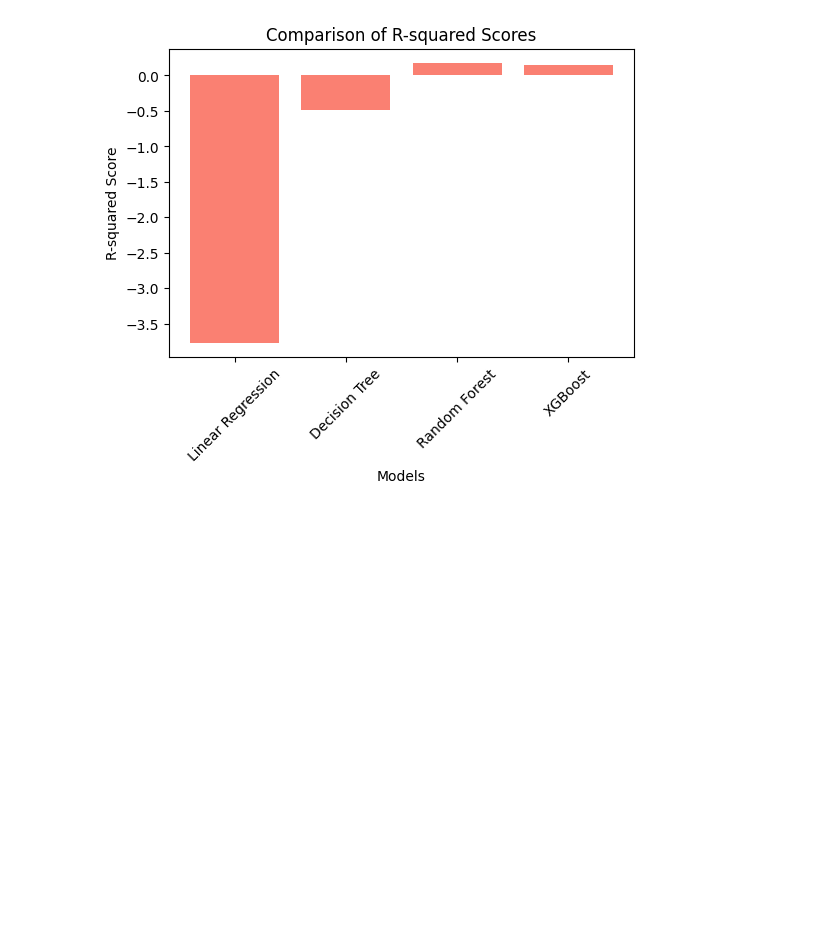
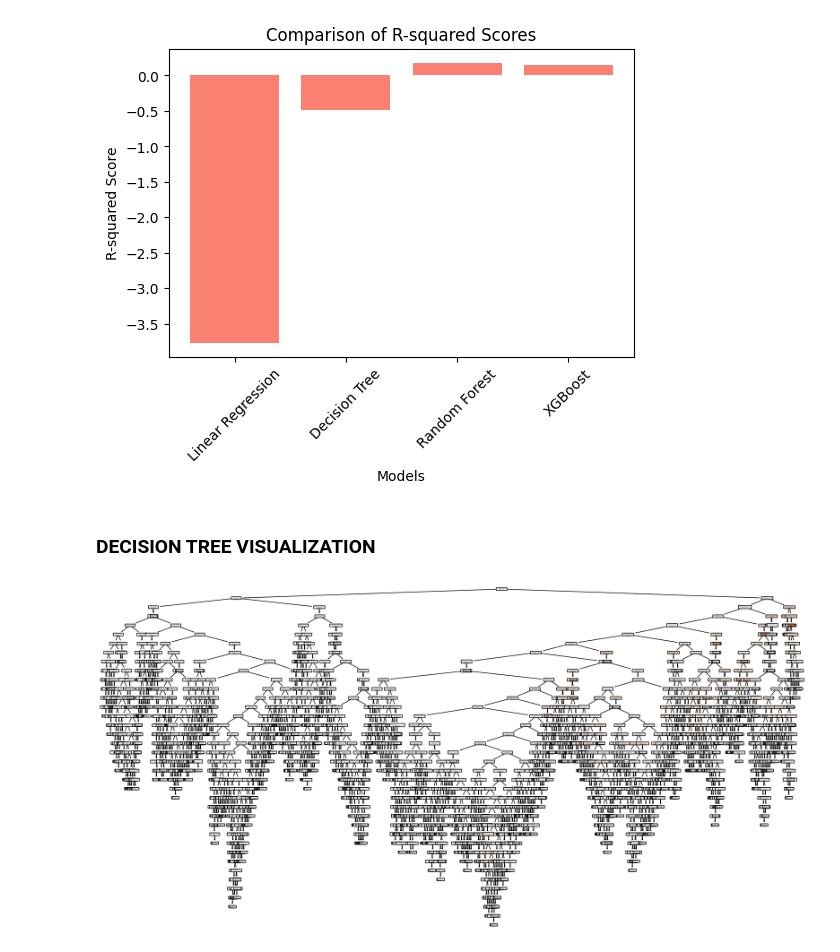
Before and after one commit to Aryam-21/insurance-risk-analytics, a Jupyter notebook: notebooks/task-4.ipynb, the cells around one changed output. Cells and saved outputs as stored; diff of their text form; code cells hidden in the pictures; blank space fills up the shorter version.

Commit message:
Make Visualization of decision tree and comparates wich features matter most across different models.

```diff
--- a/notebooks/task-4.ipynb
+++ b/notebooks/task-4.ipynb
@@ -125,3 +125,9 @@ ploter.plot_metrics(models=models_list, mae_scores=mae_scores, mse_scores=mse_sc
 [figure]
 [figure]
 [figure]
+# %% [markdown]
+### DECISION TREE VISUALIZATION
+# %%
+ploter.tree_plot(model.dt_model, X_train.columns)
+# %% [output]
+[figure, added]
```
Also changed, not shown: parts of 2 cells of this notebook, 1 other file.
